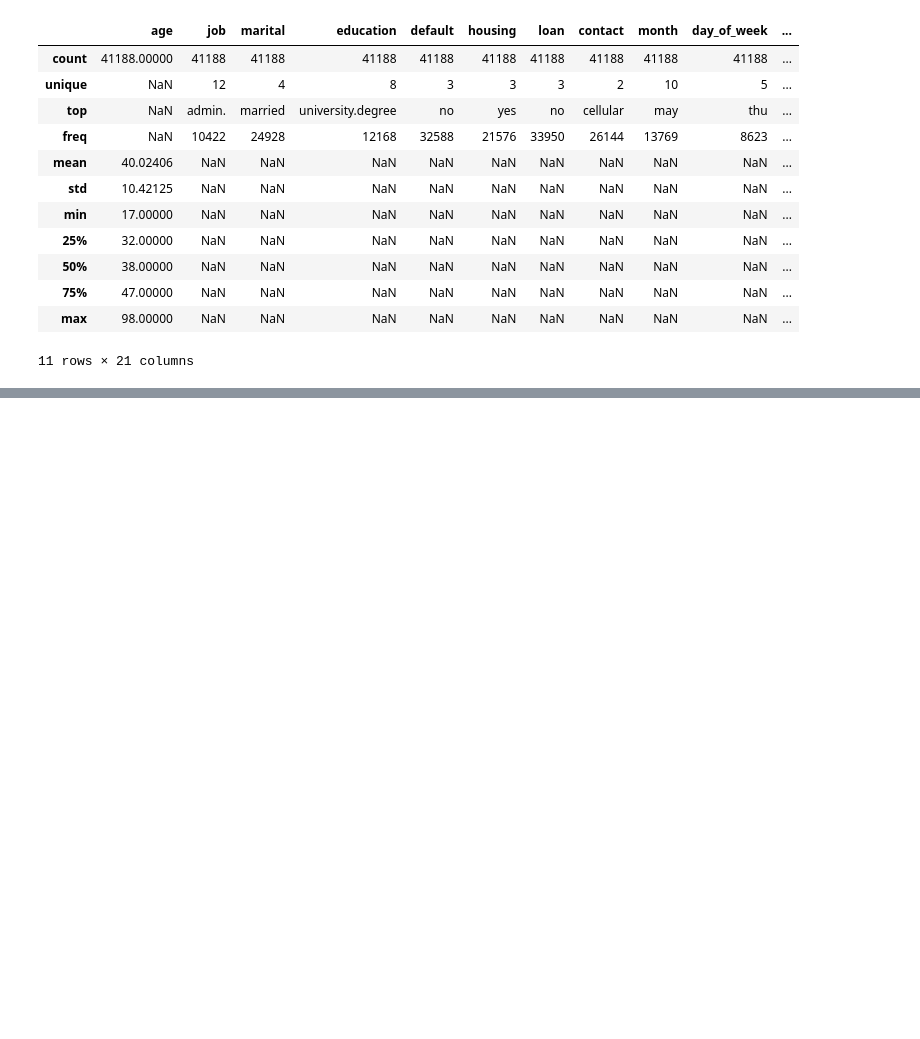
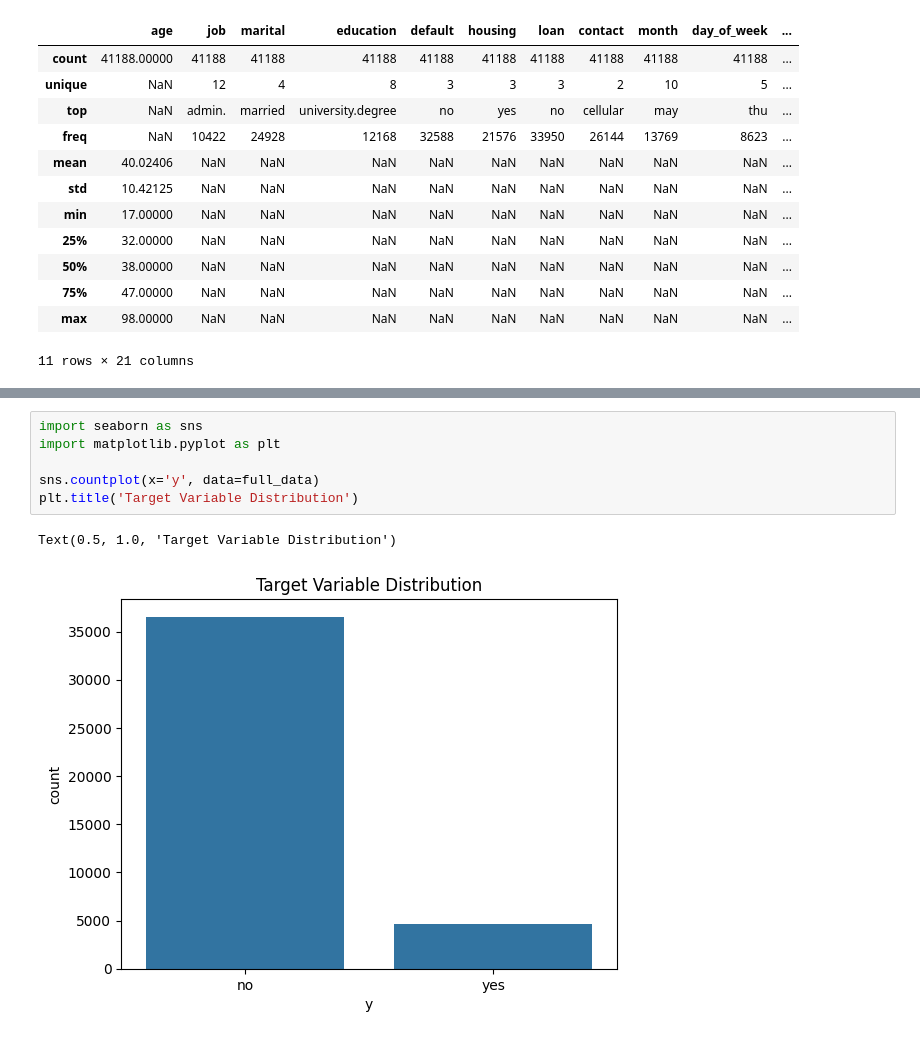
Before and after one commit to wont-laylow/bank-marketing-classification, a Jupyter notebook: notebooks/data_exploration.ipynb, the cells around one changed output, grey strips where cells are left out. Saved outputs shown, nothing was run; the diff lists cells and outputs as text; blank space fills up the shorter version.

```diff
--- a/notebooks/data_exploration.ipynb
+++ b/notebooks/data_exploration.ipynb
@@ -31,0 +47,9 @@ full_data.describe(include='all')
+# %%
+import seaborn as sns
+import matplotlib.pyplot as plt
+
+sns.countplot(x='y', data=full_data)
+plt.title('Target Variable Distribution')
+# %% [output]
+Text(0.5, 1.0, 'Target Variable Distribution')
+[figure, added]
```
Also changed, not shown: parts of 33 cells of this notebook, 6 other files.
